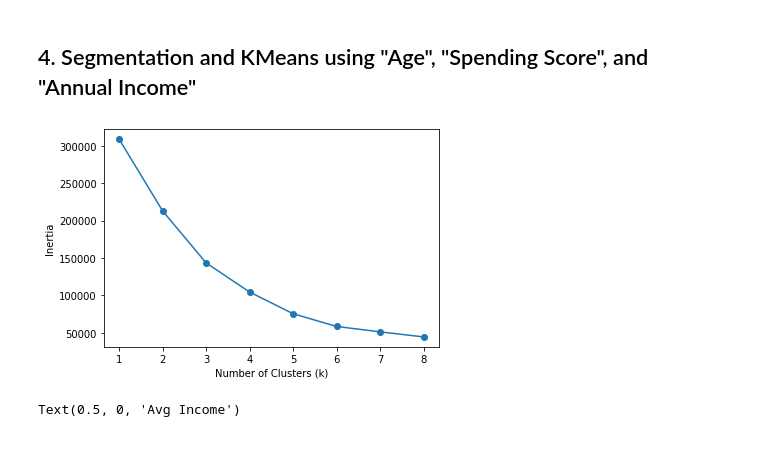
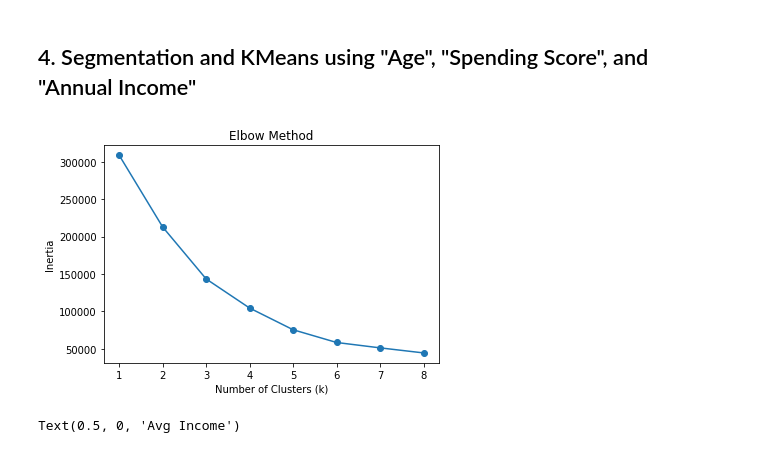
Before and after one commit to joeyc13/Mall-Customer-Clustering, a Jupyter notebook: mall_customers.ipynb, the cells around one changed output. Saved outputs shown, nothing was run; the diff lists cells and outputs as text; code cells hidden in the pictures.

```diff
--- a/mall_customers.ipynb
+++ b/mall_customers.ipynb
@@ -173,22 +189,22 @@ Text(0, 0.5, 'Annual Income (k$)')
 # %%
 X = mall_customers[['Age', 'Spending Score (1-100)', 'Annual Income (k$)']].iloc[:, :].values
 
 num_clusters = [i for i in range(1,9)]
 inertias = []
 
 for k in num_clusters:
     kmean = KMeans(n_clusters = k)
     kmean.fit(X)
     inertias.append(kmean.inertia_)
 
 plt.plot(num_clusters, inertias, '-o')
-
+plt.title('Elbow Method')
 plt.xlabel('Number of Clusters (k)')
 plt.ylabel('Inertia')
 
 plt.show()
 # %% [output]
-[figure, old version]
+[figure, new version]
 # %%
 kmeans = KMeans(n_clusters = 6, random_state=27)
 
```
Also changed, not shown: parts of 10 cells of this notebook.
